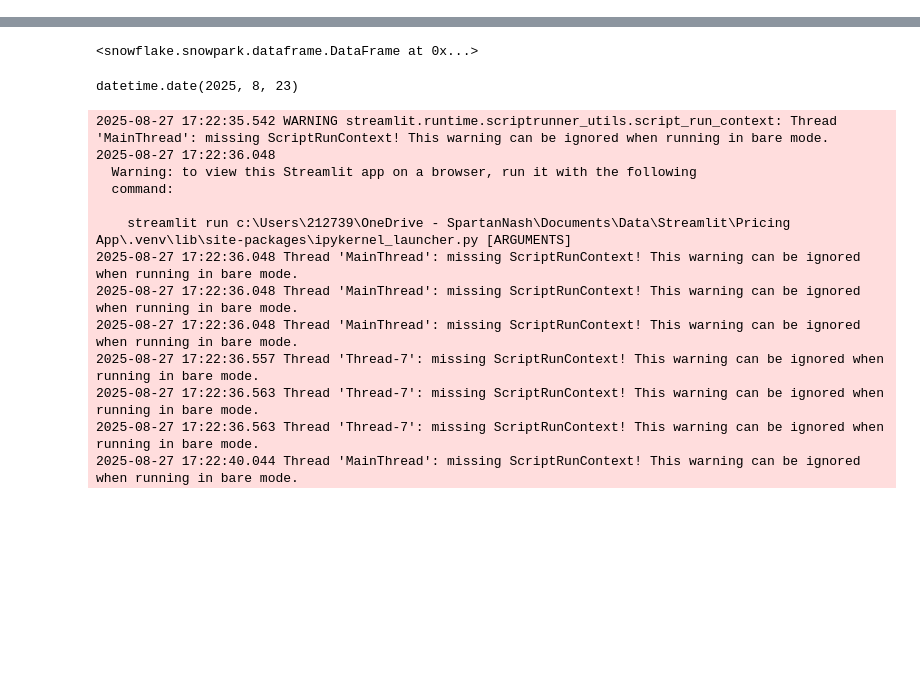
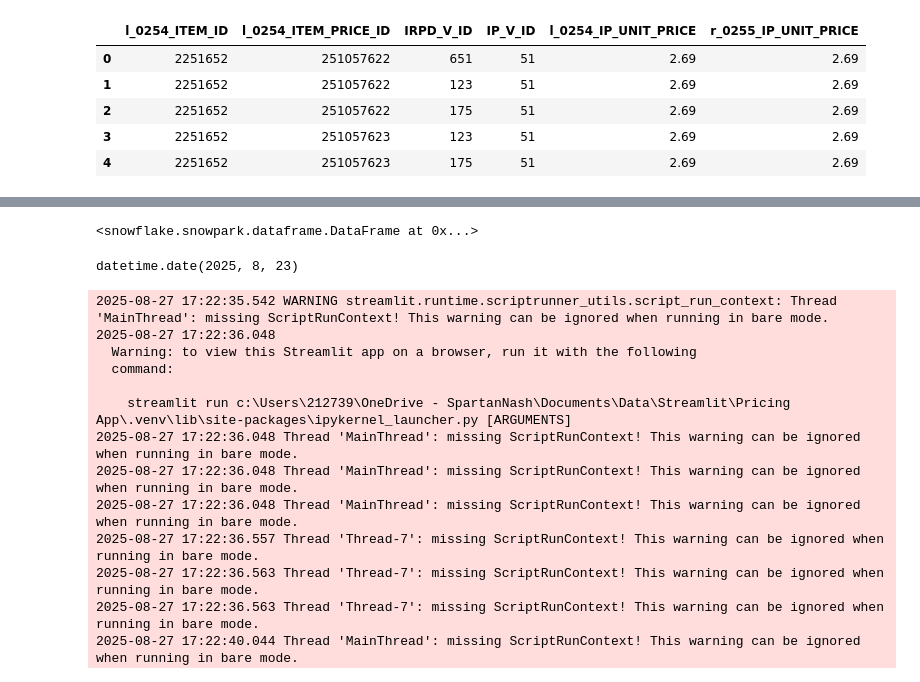
Before and after one commit to mm-sptn/pricing-streamlit-app, a Jupyter notebook: Snowpark Testing.ipynb, the cells around one changed output, grey strips where cells are left out. Cells and saved outputs as stored; diff of their text form; code cells hidden in the pictures; blank space fills up the shorter version.

```diff
--- a/Snowpark Testing.ipynb
+++ b/Snowpark Testing.ipynb
@@ -91,2 +213,37 @@ result_df = df.group_by(
 )
+# %%
+ip_df = session.table('edl.phq.item_price').select(
+    col('item_id'),
+    col('item_price_id'),
+    col('v_id'),
+    col('ip_unit_price'),
+    col('price_strategy')
+)
+irpd_df = session.table('edl.phq.item_retail_price_dt')
+
+ip_df = ip_df.join(
+    irpd_df,
+    on = ip_df['item_price_id'] == irpd_df['item_price_id'],
+    how = 'inner'
+).filter(
+    (irpd_df['ip_start_date'] <= default_date) &
+    (irpd_df['ip_end_date'] >= default_date) &
+    (ip_df['price_strategy'] != 0)
+).select(
+    ip_df['item_id'],
+    ip_df['item_price_id'],
+    irpd_df['v_id'].alias('irpd_v_id'),
+    ip_df['v_id'].alias('ip_v_id'),
+    ip_df['ip_unit_price'],
+    irpd_df['ip_unit_price']
+).filter(irpd_df['v_id'] != ip_df['v_id']).to_pandas()
+# %%
+ip_df
+# %% [output]
+|  | l_0254_ITEM_ID | l_0254_ITEM_PRICE_ID | IRPD_V_ID | IP_V_ID | l_0254_IP_UNIT_PRICE | r_0255_IP_UNIT_PRICE |
+| 0 | 2251652 | 251057622 | 651 | 51 | 2.69 | 2.69 |
+| 1 | 2251652 | 251057622 | 123 | 51 | 2.69 | 2.69 |
+| 2 | 2251652 | 251057622 | 175 | 51 | 2.69 | 2.69 |
+| 3 | 2251652 | 251057623 | 123 | 51 | 2.69 | 2.69 |
+| 4 | 2251652 | 251057623 | 175 | 51 | 2.69 | 2.69 |
 # %%
```
Also changed, not shown: parts of 8 cells of this notebook, 1 other file.
